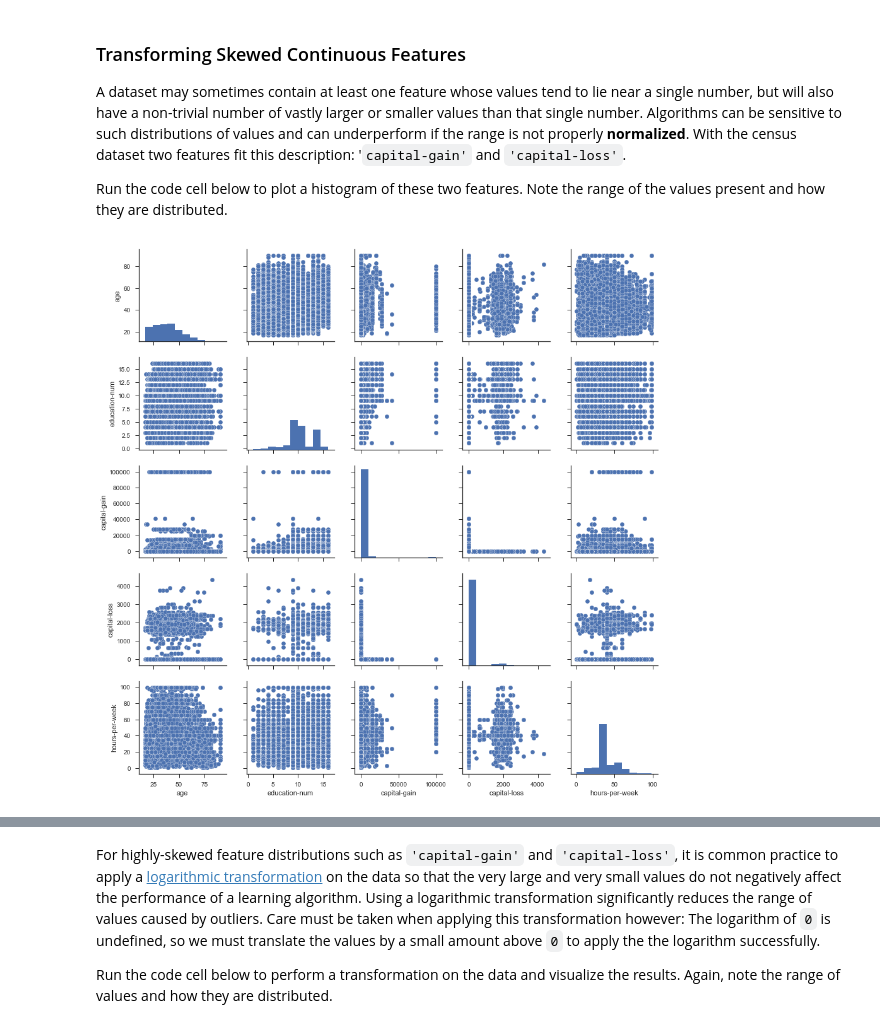
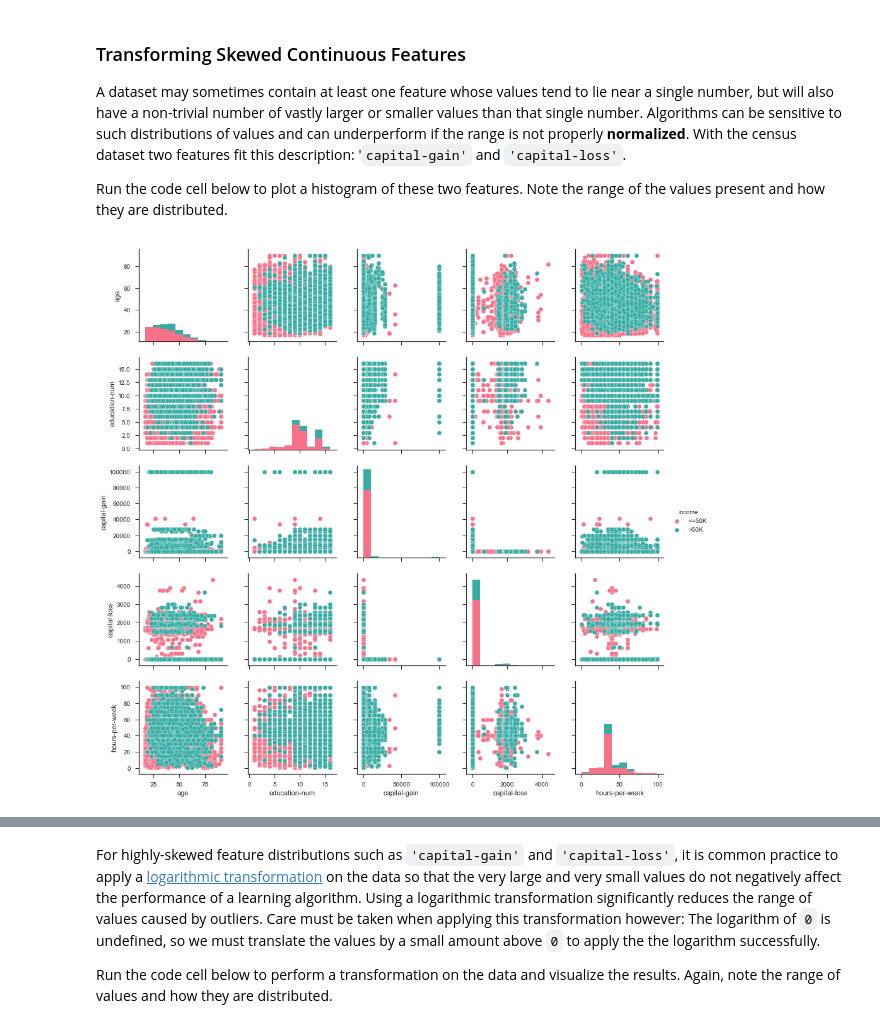
Before and after one commit to tsudhahar/mlnd_connect, a Jupyter notebook: finding_donors/finding_donors.ipynb, the cells around one changed output, grey strips where cells are left out. Saved outputs shown, nothing was run; the diff lists cells and outputs as text; code cells hidden in the pictures.

```diff
--- a/finding_donors/finding_donors.ipynb
+++ b/finding_donors/finding_donors.ipynb
@@ -244,12 +260,12 @@ Run the code cell below to plot a histogram of these two features. Note the rang
 # %%
 # Extra curricular data exploration
 # notice the data is skewed for capital gain and capital loss
 # Also notice that there is no linear relationship between the data
 import seaborn as sns;
 sns.set(style="ticks", color_codes=True)
-g = sns.pairplot(data)
+g = sns.pairplot(data, hue="income", palette="husl")
 # %% [output]
-[figure, old version]
+[figure, new version]
 # %%
 # Split the data into features and target label
 income_raw = data['income']
```
Also changed, not shown: parts of 18 cells of this notebook.
